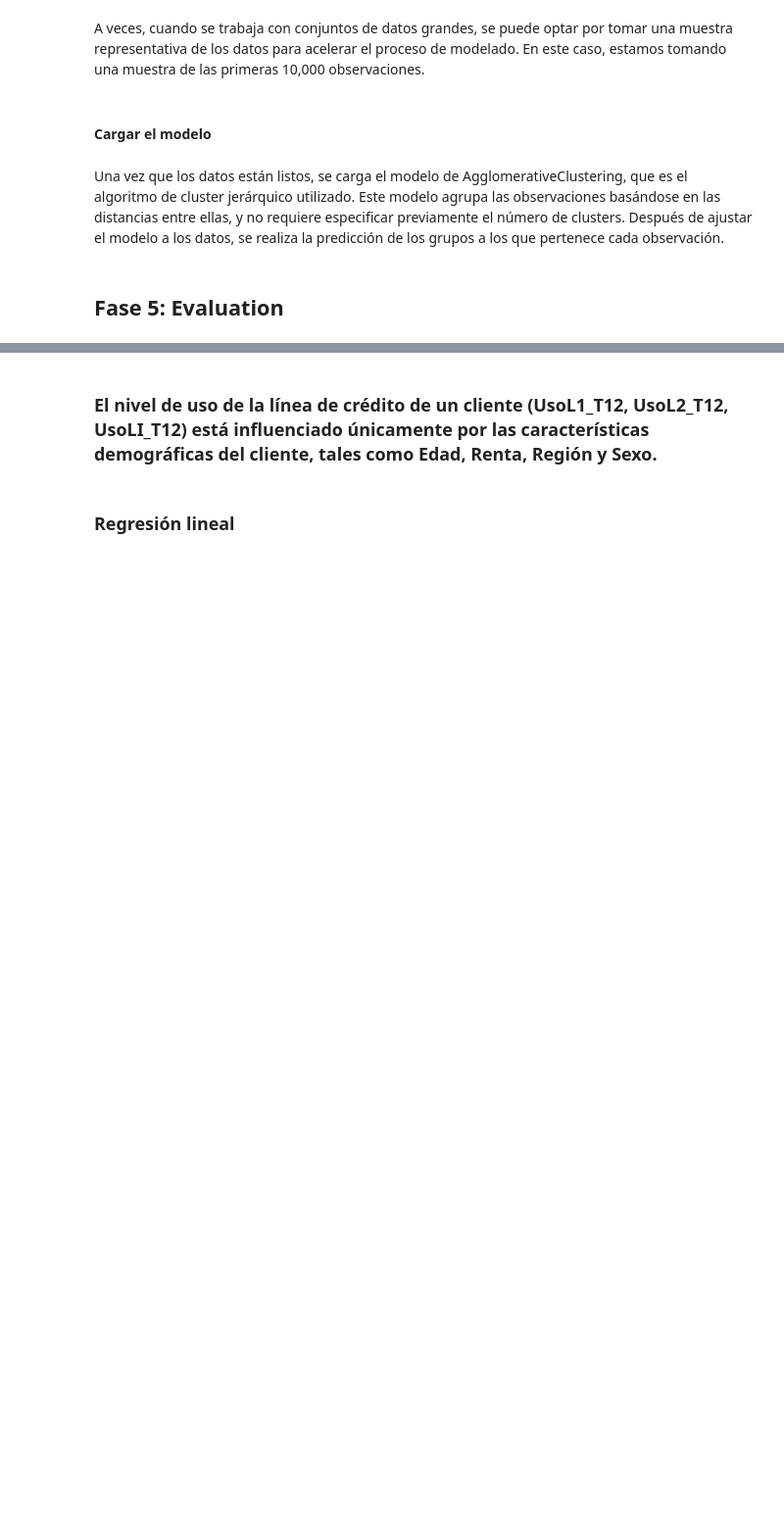
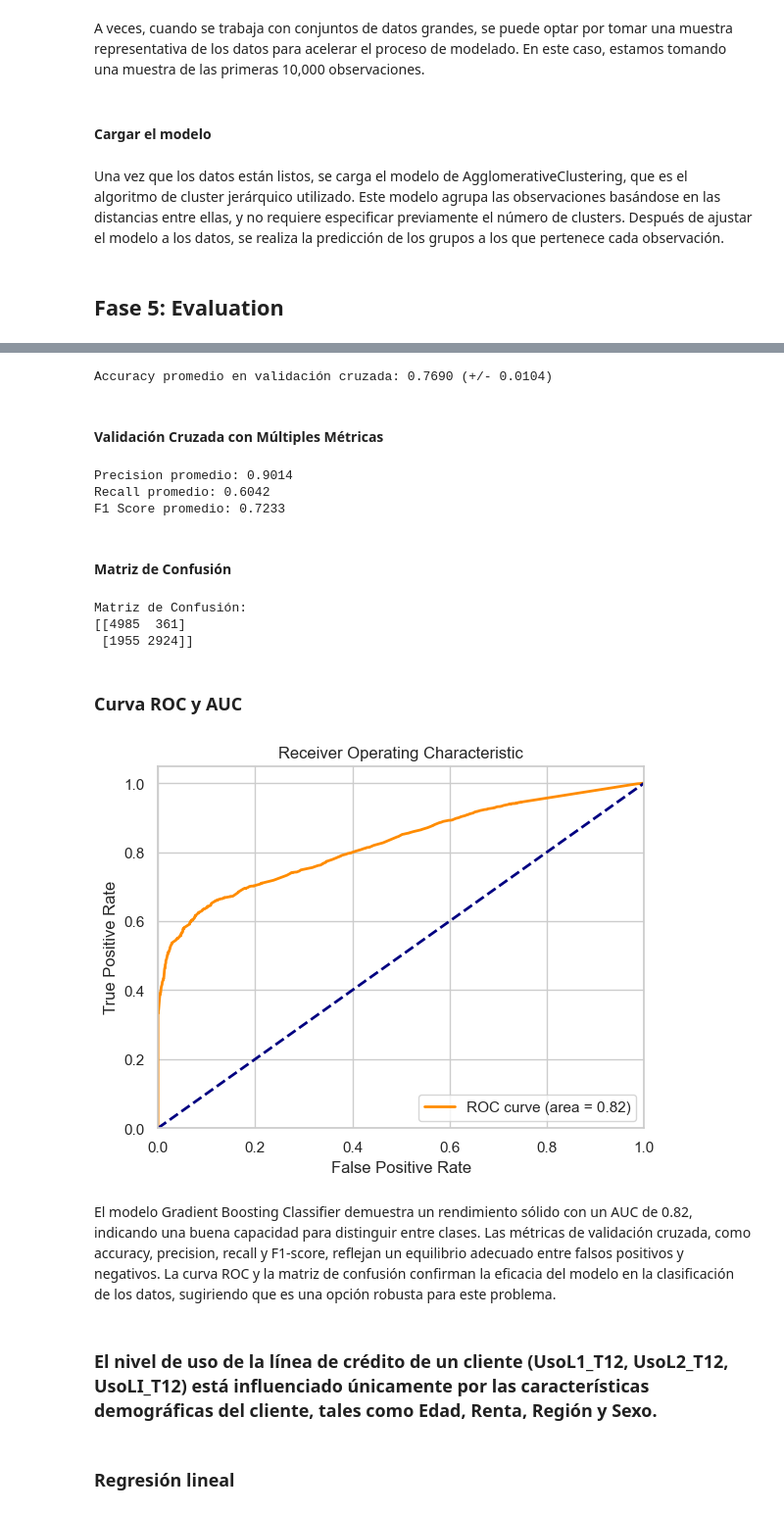
Before and after one commit to Wachitugo/Monopoly, a Jupyter notebook: notebook/monopoly.ipynb, the cells around one changed output, grey strips where cells are left out. Shown at 98% size. Drawn from its saved outputs; the diff is of its cells as text; code cells hidden in the pictures; blank space fills up the shorter version.

```diff
--- a/notebook/monopoly.ipynb
+++ b/notebook/monopoly.ipynb
@@ -1686,3 +1836,82 @@ y_pred = agg_clustering.fit_predict(X_sample)
+# %%
+from sklearn.model_selection import cross_val_score
+
+# Realizar validación cruzada con 5 folds para accuracy
+cv_scores_gbc = cross_val_score(gb_model, X_train_balanced, y_train_balanced, cv=5, scoring='accuracy')
+
+# Mostrar resultados de accuracy
+print(f"Accuracy promedio en validación cruzada: {cv_scores_gbc.mean():.4f} (+/- {cv_scores_gbc.std() * 2:.4f})")
+# %% [output]
+Accuracy promedio en validación cruzada: 0.7690 (+/- 0.0104)
+# %% [markdown]
+#### **Validación Cruzada con Múltiples Métricas**
+# %%
+from sklearn.model_selection import cross_validate
+from sklearn.metrics import make_scorer, precision_score, recall_score, f1_score
+
+# Definir diferentes métricas para validación cruzada
+scoring = {
+    'accuracy': 'accuracy',
+    'precision': make_scorer(precision_score),
+    'recall': make_scorer(recall_score),
+    'f1': make_scorer(f1_score)
+}
+
+# Validación cruzada para múltiples métricas
+cv_results_gbc = cross_validate(gb_model, X_train_balanced, y_train_balanced, cv=5, scoring=scoring)
+
+# Mostrar resultados de múltiples métricas
+print(f"Precision promedio: {cv_results_gbc['test_precision'].mean():.4f}")
+print(f"Recall promedio: {cv_results_gbc['test_recall'].mean():.4f}")
+print(f"F1 Score promedio: {cv_results_gbc['test_f1'].mean():.4f}")
+# %% [output]
+Precision promedio: 0.9014
+Recall promedio: 0.6042
+F1 Score promedio: 0.7233
+# %% [markdown]
+#### **Matriz de Confusión**
+# %%
+from sklearn.metrics import confusion_matrix
+
+# Predecir en el conjunto de prueba
+y_pred_gbc = gb_model.predict(X_test)
+
+# Matriz de confusión
+conf_matrix_gbc = confusion_matrix(y_test, y_pred_gbc)
+print("\nMatriz de Confusión:")
+print(conf_matrix_gbc)
+# %% [output]
+Matriz de Confusión:
+[[4985  361]
+ [1955 2924]]
+# %% [markdown]
+### **Curva ROC y AUC**
+# %%
+from sklearn.metrics import roc_curve, auc
+import matplotlib.pyplot as plt
+
+# Predecir probabilidades para el conjunto de prueba
+y_prob_gbc = gb_model.predict_proba(X_test)[:, 1]
+
+# Calcular la curva ROC
+fpr_gbc, tpr_gbc, _ = roc_curve(y_test, y_prob_gbc)
+roc_auc_gbc = auc(fpr_gbc, tpr_gbc)
+
+# Graficar la curva ROC
+plt.figure()
+plt.plot(fpr_gbc, tpr_gbc, color='darkorange', lw=2, label=f'ROC curve (area = {roc_auc_gbc:.2f})')
+plt.plot([0, 1], [0, 1], color='navy', lw=2, linestyle='--')
+plt.xlim([0.0, 1.0])
+plt.ylim([0.0, 1.05])
+plt.xlabel('False Positive Rate')
+plt.ylabel('True Positive Rate')
+plt.title('Receiver Operating Characteristic')
+plt.legend(loc="lower right")
+plt.show()
+# %% [output]
+[figure, added]
+# %% [markdown]
+El modelo Gradient Boosting Classifier demuestra un rendimiento sólido con un AUC de 0.82, indicando una buena capacidad para distinguir entre clases. Las métricas de validación cruzada, como accuracy, precision, recall y F1-score, reflejan un equilibrio adecuado entre falsos positivos y negativos. La curva ROC y la matriz de confusión confirman la eficacia del modelo en la clasificación de los datos, sugiriendo que es una opción robusta para este problema.
 # %% [markdown]
 ### **El nivel de uso de la línea de crédito de un cliente (UsoL1_T12, UsoL2_T12, UsoLI_T12) está influenciado únicamente por las características demográficas del cliente, tales como Edad, Renta, Región y Sexo.**
 # %% [markdown]
```
Also changed, not shown: parts of 23 cells of this notebook.
